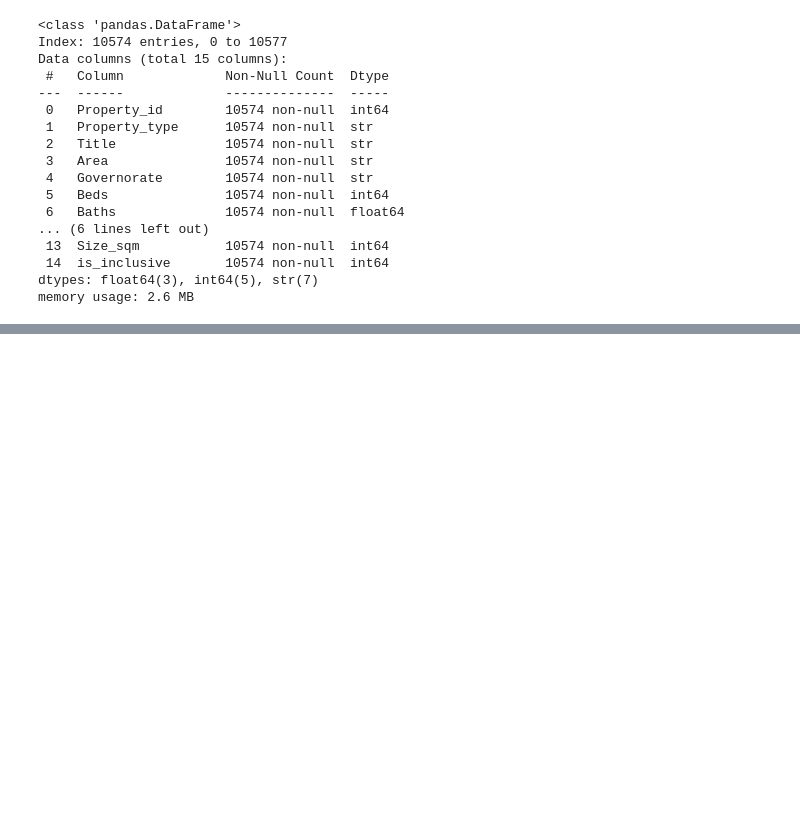
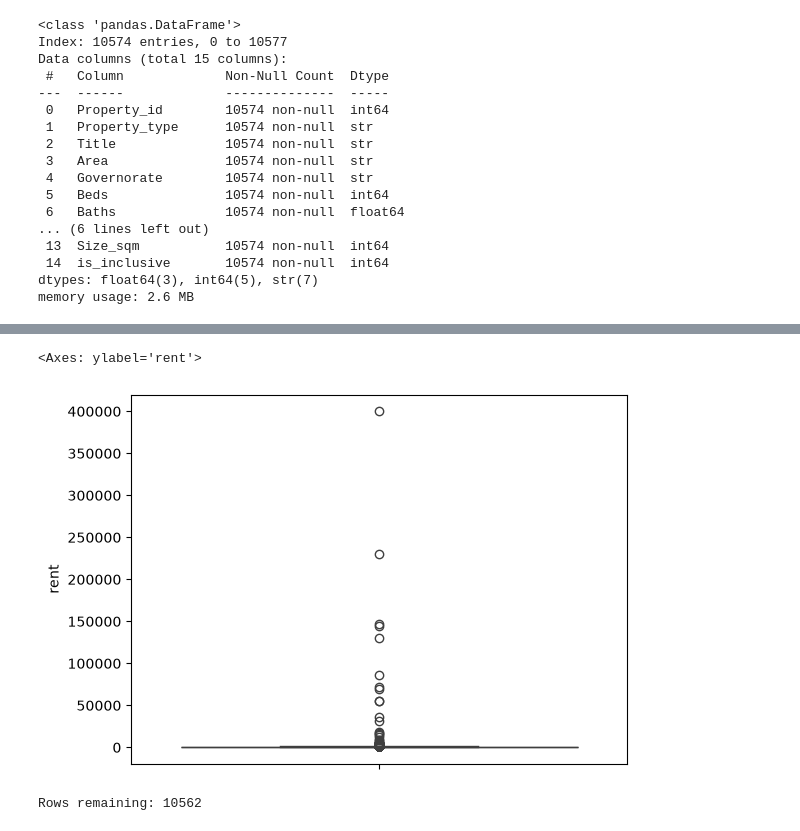
Before and after one commit to sayedali777/labs_projects, a Jupyter notebook: projects/Project 3/Untitled1.ipynb, the cells around one changed output, grey strips where cells are left out. Saved outputs shown, nothing was run; the diff lists cells and outputs as text; code cells hidden in the pictures; blank space fills up the shorter version.

```diff
--- a/projects/Project 3/Untitled1.ipynb
+++ b/projects/Project 3/Untitled1.ipynb
@@ -91,10 +92,16 @@ rental_copy['Title'] = rental_copy['Title'].fillna('')
 title_lower = rental_copy['Title'].str.lower()
 
 rental_copy['is_furnished'] = title_lower.str.contains('furnish', na=False).astype(int)
-rental_copy['is_luxury'] = title_lower.str.contains('luxury|luxurious', na=False).astype(int)
-rental_copy['has_pool'] = title_lower.str.contains('pool', na=False).astype(int)
+rental_copy['is_luxury']    = title_lower.str.contains('luxury|luxurious', na=False).astype(int)
+rental_copy['has_pool']     = title_lower.str.contains('pool', na=False).astype(int)
 rental_copy['has_sea_view'] = title_lower.str.contains('sea view|sea-view|seaview', na=False).astype(int)
-rental_copy['is_spacious'] = title_lower.str.contains('spacious|large', na=False).astype(int)
+rental_copy['is_spacious']  = title_lower.str.contains('spacious|large', na=False).astype(int)
+rental_copy['is_standalone'] = title_lower.str.contains('standalone', na=False).astype(int)
+rental_copy['is_private']   = title_lower.str.contains('private|pvt', na=False).astype(int)
+rental_copy['has_garden']   = title_lower.str.contains('garden', na=False).astype(int)
+rental_copy['is_compound']  = title_lower.str.contains('compound', na=False).astype(int)
+rental_copy['has_maids']    = title_lower.str.contains('maids|maid', na=False).astype(int)
+rental_copy['is_approved']  = title_lower.str.contains('approved|navy', na=False).astype(int)
 
 rental_copy = rental_copy.drop(columns=['Title'])
 # %%
@@ -143,0 +184,10 @@ print("Amenities nulls:", rental_copy['Amenities'].isnull().sum())
+# %%
+sns.boxplot(rental_copy['rent'])
+# %% [output]
+<Axes: ylabel='rent'>
+[figure, added]
+# %%
+rental_copy = rental_copy[rental_copy['rent'] <= 20000]
+print("Rows remaining:", rental_copy.shape[0])
+# %% [output]
+Rows remaining: 10562
```
Also changed, not shown: parts of 24 cells of this notebook, 8 other files.
